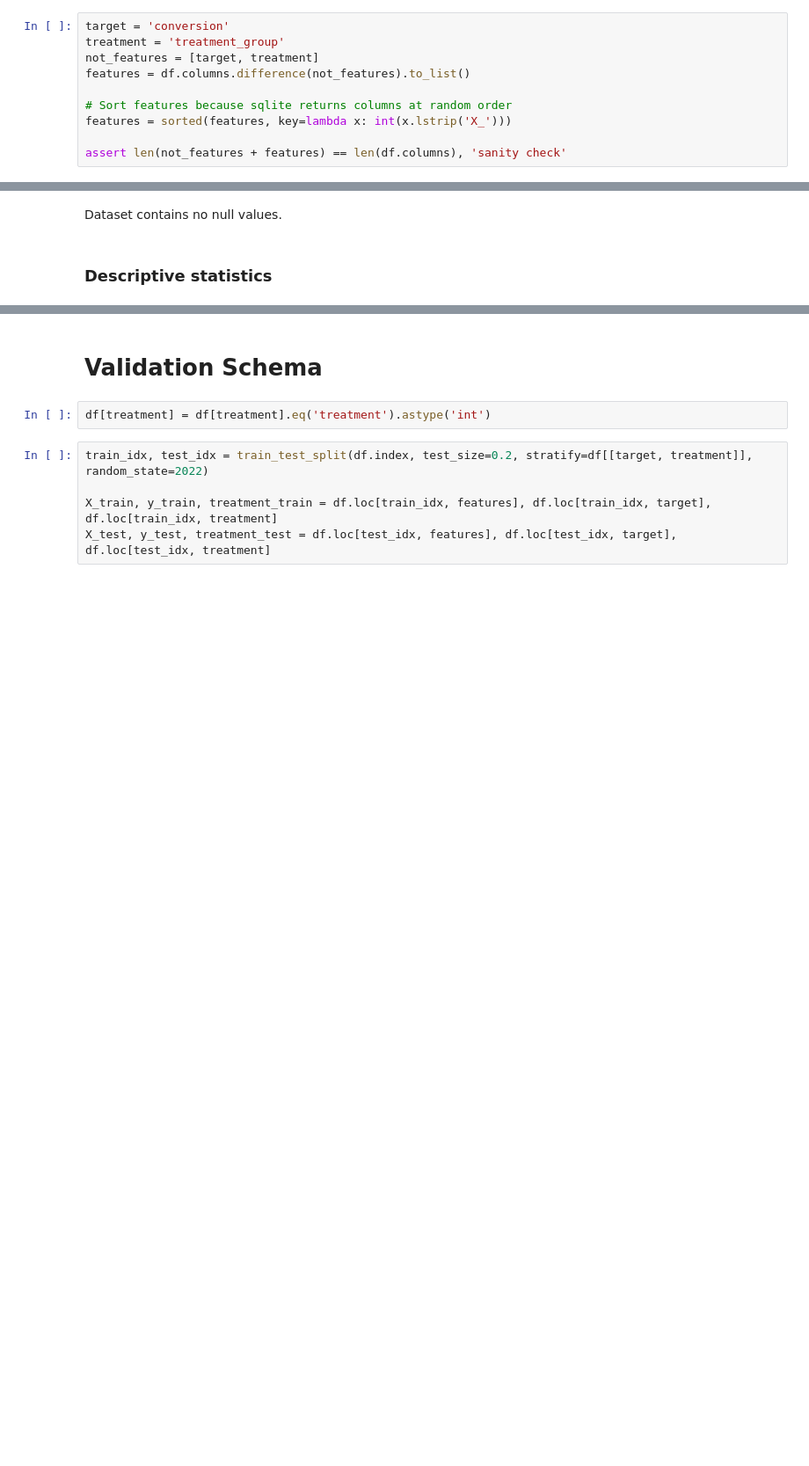
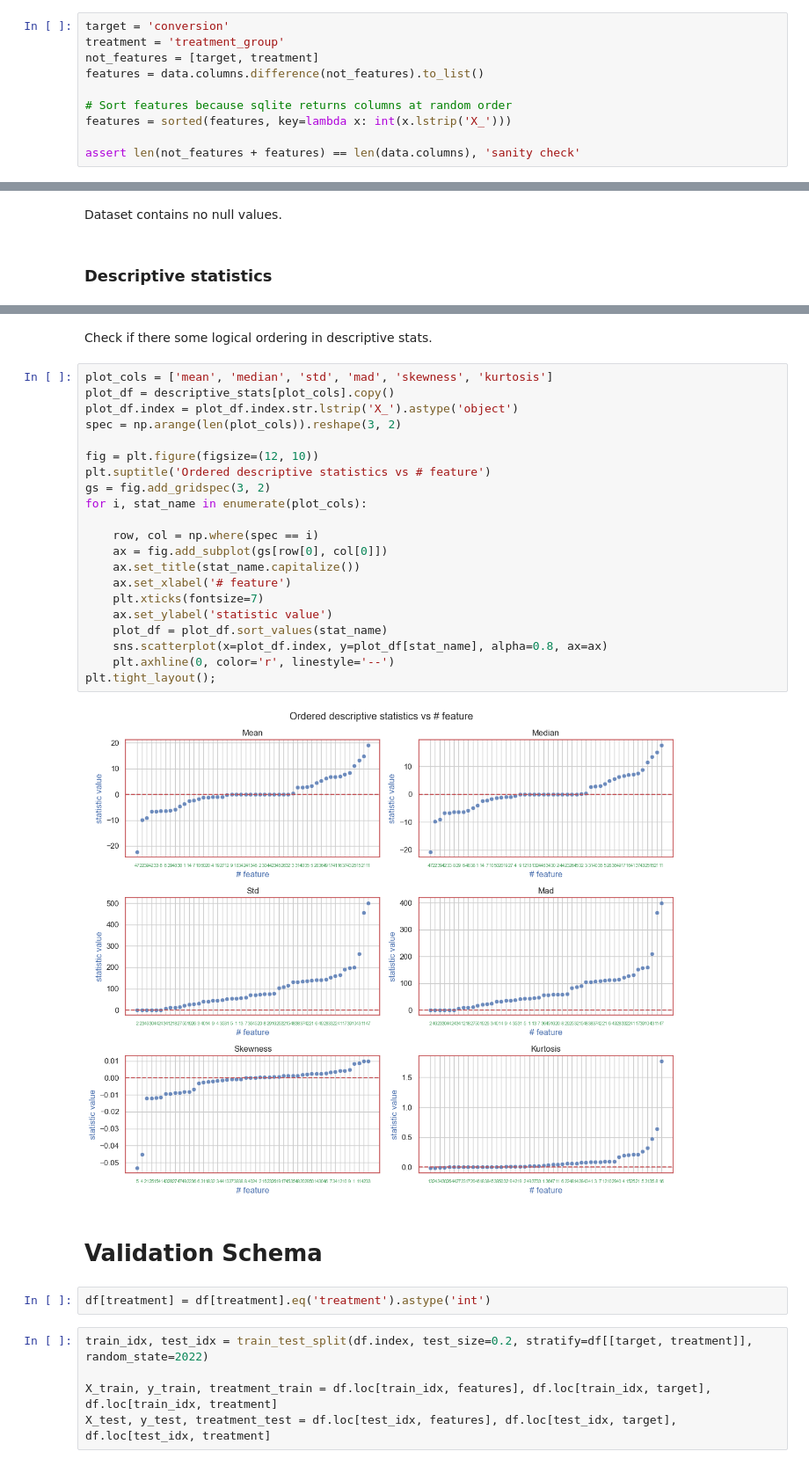
Before and after one commit to lAlexWest/uplift_modeling, a Jupyter notebook: notebooks/1. MegaFon - EDA.ipynb, the cells around one changed output, grey strips where cells are left out. Shown at 88% size. Drawn from its saved outputs; the diff is of its cells as text; blank space fills up the shorter version.

```diff
--- a/notebooks/1. MegaFon - EDA.ipynb
+++ b/notebooks/1. MegaFon - EDA.ipynb
@@ -68,12 +84,12 @@ Split columns to different categories:
 target = 'conversion'
 treatment = 'treatment_group'
 not_features = [target, treatment]
-features = df.columns.difference(not_features).to_list()
+features = data.columns.difference(not_features).to_list()
 
 # Sort features because sqlite returns columns at random order
 features = sorted(features, key=lambda x: int(x.lstrip('X_')))
 
-assert len(not_features + features) == len(df.columns), 'sanity check'
+assert len(not_features + features) == len(data.columns), 'sanity check'
 # %% [markdown]
 Lets look at datatype of features.
 # %%
@@ -197,3 +245,28 @@ facet.set_titles('Statistic = {col_name}');
+# %% [markdown]
+Check if there some logical ordering in descriptive stats.
+# %%
+plot_cols = ['mean', 'median', 'std', 'mad', 'skewness', 'kurtosis']
+plot_df = descriptive_stats[plot_cols].copy()
+plot_df.index = plot_df.index.str.lstrip('X_').astype('object')
+spec = np.arange(len(plot_cols)).reshape(3, 2)
+
+fig = plt.figure(figsize=(12, 10))
+plt.suptitle('Ordered descriptive statistics vs # feature')
+gs = fig.add_gridspec(3, 2)
+for i, stat_name in enumerate(plot_cols):
+
+    row, col = np.where(spec == i)
+    ax = fig.add_subplot(gs[row[0], col[0]])
+    ax.set_title(stat_name.capitalize())
+    ax.set_xlabel('# feature')
+    plt.xticks(fontsize=7)
+    ax.set_ylabel('statistic value')
+    plot_df = plot_df.sort_values(stat_name)
+    sns.scatterplot(x=plot_df.index, y=plot_df[stat_name], alpha=0.8, ax=ax)
+    plt.axhline(0, color='r', linestyle='--')
+plt.tight_layout();
+# %% [output]
+[figure, added]
 # %% [markdown]
 # Validation Schema
 # %%
```
Also changed, not shown: parts of 16 cells of this notebook, 1 other file.
